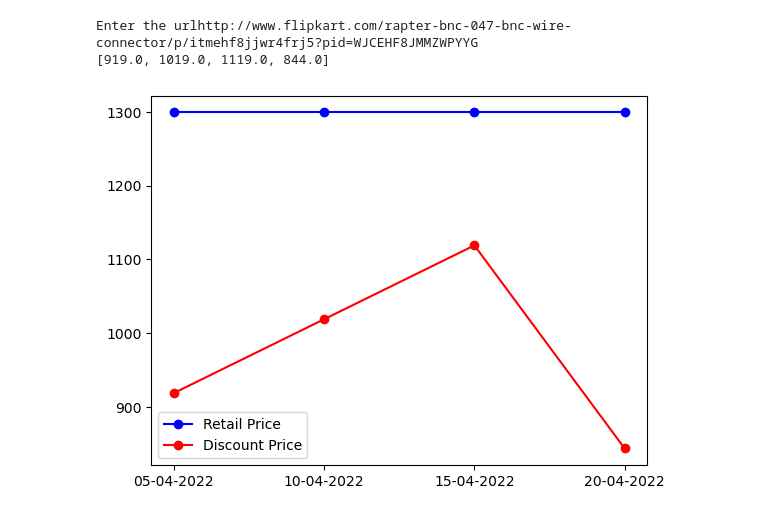
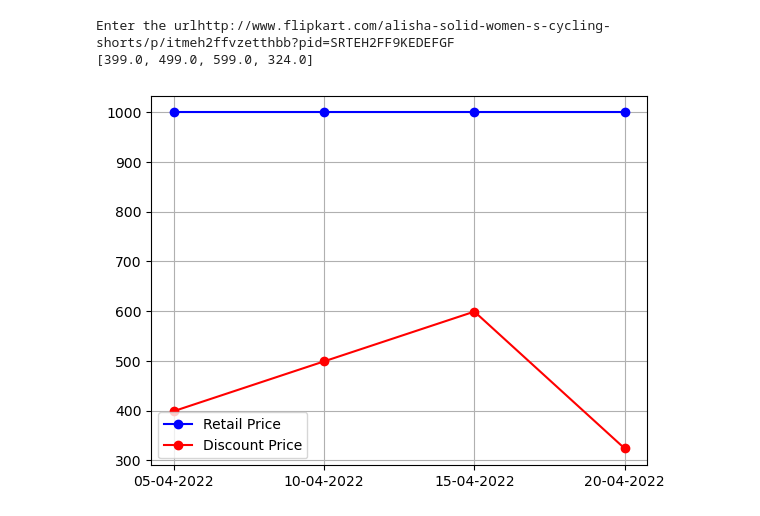
Before and after one commit to jaifin31/Flipkart-Analysis, a Jupyter notebook: original dataset/Flipkart price.ipynb, the cells around one changed output. Drawn from its saved outputs; the diff is of its cells as text; code cells hidden in the pictures.

```diff
--- a/original dataset/Flipkart price.ipynb
+++ b/original dataset/Flipkart price.ipynb
@@ -5,6 +4,6 @@ import ast
 import plotly.express as px
 from plotly import graph_objects as go
 # %%
-df =  pd.read_csv("C:/Users/Jaifin/Desktop/Tracker/Flipkart-Analysis/original dataset/Dataset.csv")
-df
+df =  pd.read_csv("C:/Users/Jaifin/Desktop/Tracker/Flipkart-Analysis/original dataset/Dataset10.csv")
+df.shape
 # %% [output]
@@ -24,2 +11,4 @@ df
 # %%
+df = df.dropna() #dropping null fields
+# df.head()
 print(df.isnull().sum())
@@ -25,0 +38,5 @@ print(df.isnull().sum())
+# %%
+df["retail_price"].fillna(df["retail_price"].median(),inplace=True)
+df["discounted_price"].fillna(df["discounted_price"].median(),inplace=True)
+# %%
+df['main_category']=df['product_category_tree'].apply(lambda x :x.split('>>')[0][2:len(x.split('>>')[0])-1])
@@ -47,15 +69,15 @@ for index,row in df.iterrows():
         df_date.append(row['Date'])
 print(df_date_discount)
 # %% [output]
-Enter the urlhttp://www.flipkart.com/rapter-bnc-047-bnc-wire-connector/p/itmehf8jjwr4frj5?pid=WJCEHF8JMMZWPYYG
-[919.0, 1019.0, 1119.0, 844.0]
+Enter the urlhttp://www.flipkart.com/alisha-solid-women-s-cycling-shorts/p/itmeh2ffvzetthbb?pid=SRTEH2FF9KEDEFGF
+[399.0, 499.0, 599.0, 324.0]
-# %%
-import matplotlib.pyplot as plt
-from matplotlib.ticker import MaxNLocator
-
-plt.plot(df_date,df_date_retail,"-o", c ="blue",label='Retail Price')
-plt.plot(df_date,df_date_discount,"-o", c ="red", label='Discount Price')
-plt.legend()
-plt.show()
-# %% [output]
-[figure, removed]
+# %%
+import matplotlib.pyplot as plt
+
+plt.plot(df_date,df_date_retail,"-o", c ="blue",label='Retail Price')
+plt.plot(df_date,df_date_discount,"-o", c ="red", label='Discount Price')
+plt.legend()
+plt.grid()
+plt.show()
+# %% [output]
+[figure, added]
```
Also changed, not shown: parts of 7 cells of this notebook, 28 other files.
